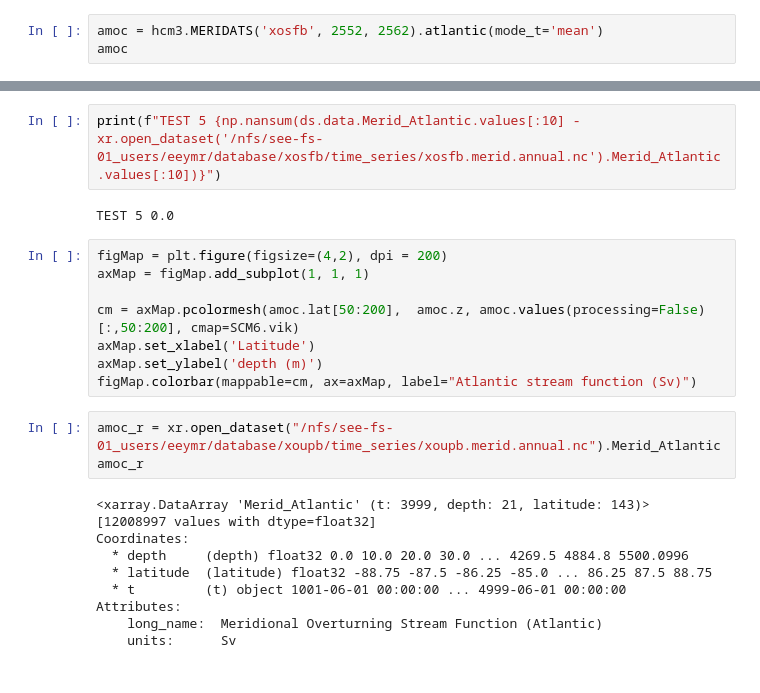
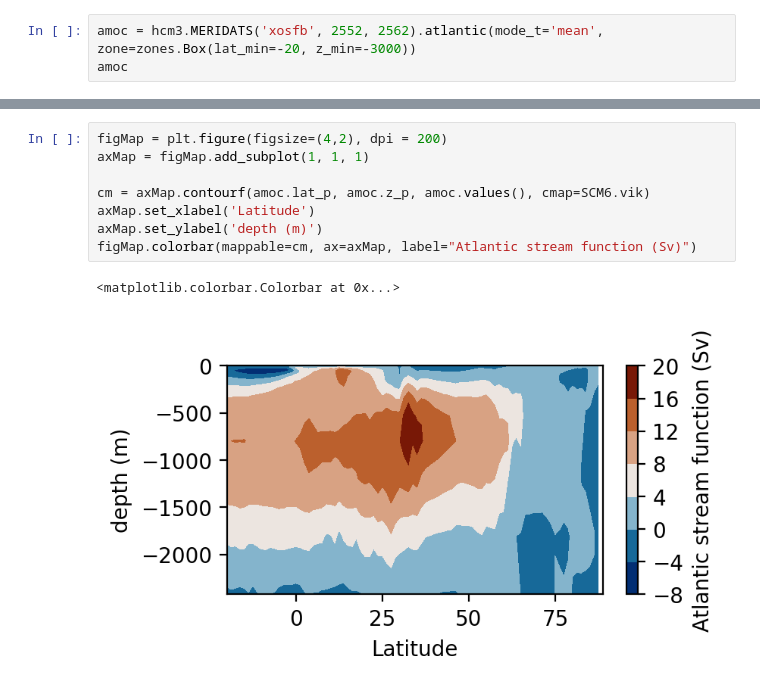
Before and after one commit to Olnavy/pylaeoclim_leeds, a Jupyter notebook: demos/bugs_paleoclimleeds.ipynb, the cells around one changed output, grey strips where cells are left out. Drawn from its saved outputs; the diff is of its cells as text.

```diff
--- a/demos/bugs_paleoclimleeds.ipynb
+++ b/demos/bugs_paleoclimleeds.ipynb
@@ -11,5 +12,5 @@ import paleoclim_leeds.hadcm3_processing as hcm3
 # %%
-amoc = hcm3.MERIDATS('xosfb', 2552, 2562).atlantic(mode_t='mean')
+amoc = hcm3.MERIDATS('xosfb', 2552, 2562).atlantic(mode_t='mean', zone=zones.Box(lat_min=-20, z_min=-3000))
 amoc
 # %% [output]
 __ Importation of <class 'paleoclim_leeds.hadcm3_processing.MERIDATS'> : xosfb between years 2552 and 2562.
@@ -82,25 +43,11 @@ Dimensions:         (depth: 21, latitude: 143, t: 11)
-# %%
-print(f"TEST 5 {np.nansum(ds.data.Merid_Atlantic.values[:10] - xr.open_dataset('/nfs/see-fs-01_users/eeymr/database/xosfb/time_series/xosfb.merid.annual.nc').Merid_Atlantic.values[:10])}")
-# %% [output]
-TEST 5 0.0
 # %%
 figMap = plt.figure(figsize=(4,2), dpi = 200)
 axMap = figMap.add_subplot(1, 1, 1)
 
-cm = axMap.pcolormesh(amoc.lat[50:200],  amoc.z, amoc.values(processing=False)[:,50:200], cmap=SCM6.vik)
+cm = axMap.contourf(amoc.lat_p, amoc.z_p, amoc.values(), cmap=SCM6.vik)
 axMap.set_xlabel('Latitude')
 axMap.set_ylabel('depth (m)')
 figMap.colorbar(mappable=cm, ax=axMap, label="Atlantic stream function (Sv)")
+# %% [output]
+<matplotlib.colorbar.Colorbar at 0x...>
+[figure, added]
-# %%
-amoc_r = xr.open_dataset("/nfs/see-fs-01_users/eeymr/database/xoupb/time_series/xoupb.merid.annual.nc").Merid_Atlantic
-amoc_r
-# %% [output]
-<xarray.DataArray 'Merid_Atlantic' (t: 3999, depth: 21, latitude: 143)>
-[12008997 values with dtype=float32]
-Coordinates:
-  * depth     (depth) float32 0.0 10.0 20.0 30.0 ... 4269.5 4884.8 5500.0996
-  * latitude  (latitude) float32 -88.75 -87.5 -86.25 -85.0 ... 86.25 87.5 88.75
-  * t         (t) object 1001-06-01 00:00:00 ... 4999-06-01 00:00:00
-Attributes:
-    long_name:  Meridional Overturning Stream Function (Atlantic)
-    units:      Sv
```
Also changed, not shown: parts of 26 cells of this notebook, 2 other files.
